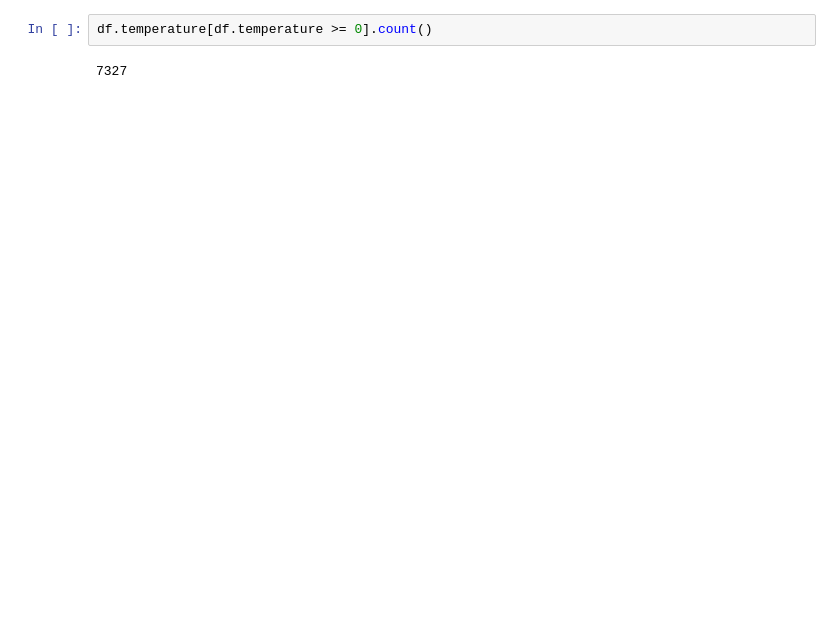
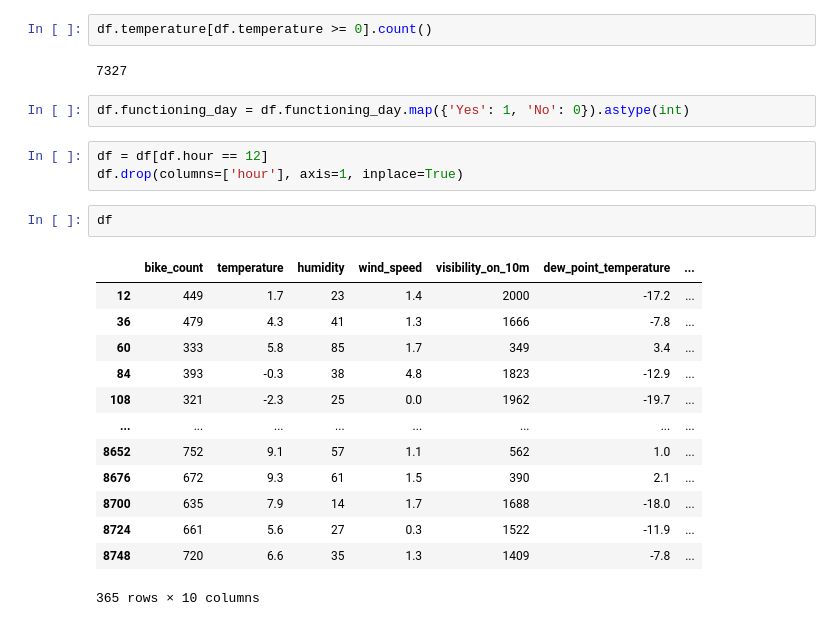
Before and after one commit to JarekMaleszyk/data-science-project-sandbox, a Jupyter notebook: Seoul_Bike_sharing_demand_data.ipynb, the cells around one changed output. Cells and saved outputs as stored; diff of their text form; blank space fills up the shorter version.

```diff
--- a/Seoul_Bike_sharing_demand_data.ipynb
+++ b/Seoul_Bike_sharing_demand_data.ipynb
@@ -54,3 +54,24 @@ df.sample(n=10)
 df.temperature[df.temperature >= 0].count()
 # %% [output]
 7327
+# %%
+df.functioning_day = df.functioning_day.map({'Yes': 1, 'No': 0}).astype(int)
+# %%
+df = df[df.hour == 12]
+df.drop(columns=['hour'], axis=1, inplace=True)
+# %%
+df
+# %% [output]
+|  | bike_count | temperature | humidity | wind_speed | visibility_on_10m | dew_point_temperature | ... |
+| 12 | 449 | 1.7 | 23 | 1.4 | 2000 | -17.2 | ... |
+| 36 | 479 | 4.3 | 41 | 1.3 | 1666 | -7.8 | ... |
+| 60 | 333 | 5.8 | 85 | 1.7 | 349 | 3.4 | ... |
+| 84 | 393 | -0.3 | 38 | 4.8 | 1823 | -12.9 | ... |
+| 108 | 321 | -2.3 | 25 | 0.0 | 1962 | -19.7 | ... |
+| ... | ... | ... | ... | ... | ... | ... | ... |
+| 8652 | 752 | 9.1 | 57 | 1.1 | 562 | 1.0 | ... |
+| 8676 | 672 | 9.3 | 61 | 1.5 | 390 | 2.1 | ... |
+| 8700 | 635 | 7.9 | 14 | 1.7 | 1688 | -18.0 | ... |
+| 8724 | 661 | 5.6 | 27 | 0.3 | 1522 | -11.9 | ... |
+| 8748 | 720 | 6.6 | 35 | 1.3 | 1409 | -7.8 | ... |
+365 rows × 10 columns
```
Also changed, not shown: parts of 6 cells of this notebook.
